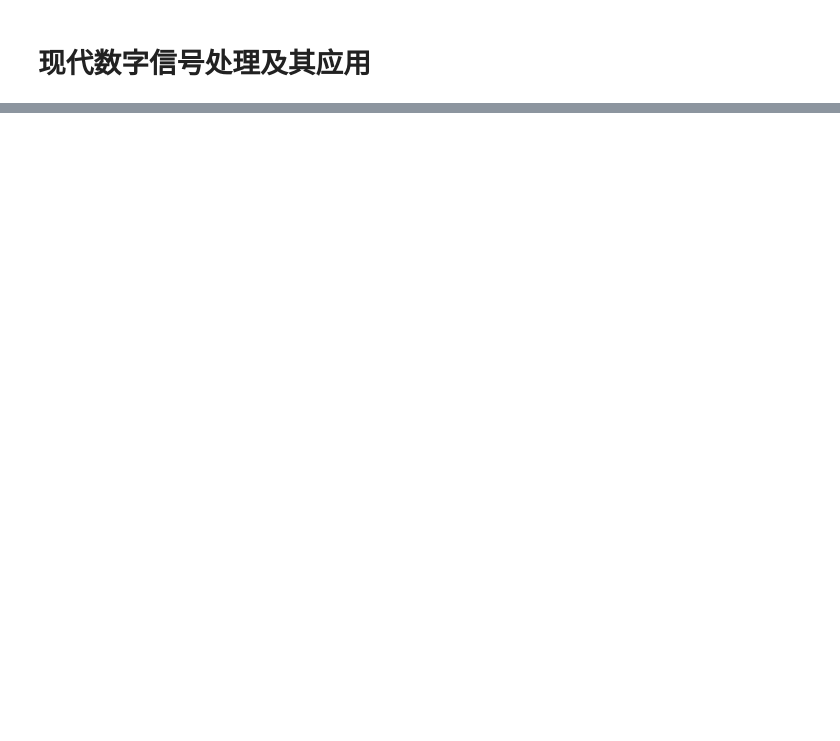
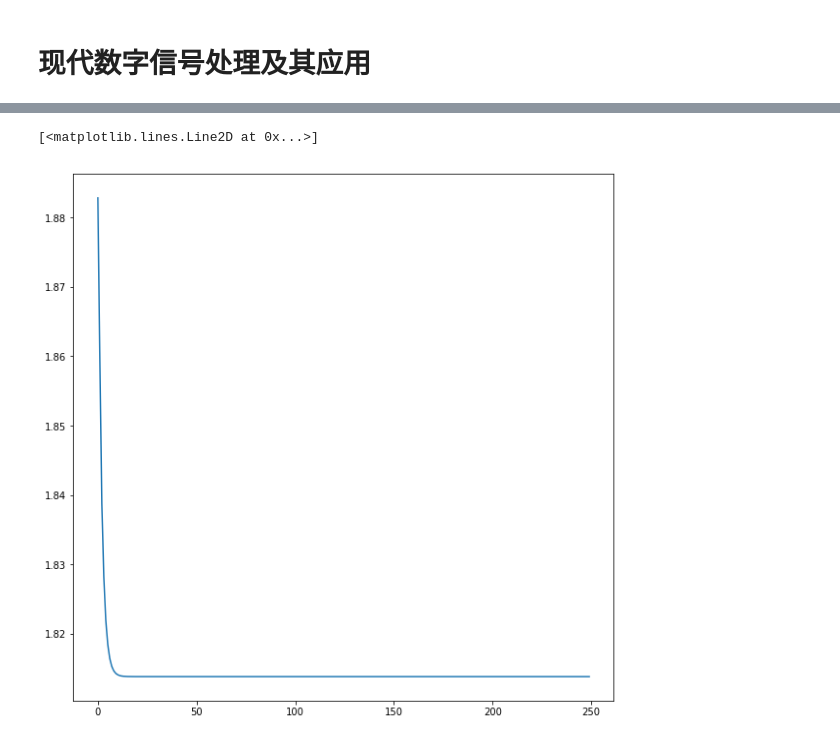
Before and after one commit to zyuegege/alnotes, a Jupyter notebook: other_notes/现代数字信号处理及其应用.ipynb, the cells around one changed output, grey strips where cells are left out. Drawn from its saved outputs; the diff is of its cells as text; code cells hidden in the pictures; blank space fills up the shorter version.

```diff
--- a/other_notes/现代数字信号处理及其应用.ipynb
+++ b/other_notes/现代数字信号处理及其应用.ipynb
@@ -45,0 +69,45 @@ plt.show()
+# %%
+%matplotlib inline
+import numpy as np
+
+from numpy.linalg import inv, eig
+from mpl_toolkits.mplot3d import axes3d
+import matplotlib.pyplot as plt
+
+
+Iteration_number=250
+
+N=16
+sigma_v_square = 0.5
+
+mu = 0.8
+
+
+p = np.asmatrix([0, - np.sin(2*np.pi/N)]).reshape(-1, 1)
+R = np.asmatrix([
+    [1/2+sigma_v_square, 1/2 * np.cos(2*np.pi/N)],
+    [1/2 * np.cos(2*np.pi/N), 1/2 + sigma_v_square]
+])
+
+# w,v = eig(R)
+
+# eig_max_index = w.argmax()
+
+# lambda_max = w[eig_max_index]
+
+
+w = np.array([0,0]).reshape(-1, 1)
+J = []
+for n in range(Iteration_number):
+    w = w + mu*(p-R.dot(w))
+    J_n = 2 - p.H.dot(w)
+    J.append(J_n.item())
+
+
+fig = plt.figure(figsize=[10,10])
+ax = fig.add_subplot(111)
+# print(J)
+ax.plot(np.array(J))
+# %% [output]
+[<matplotlib.lines.Line2D at 0x...>]
+[figure, added]
```
Also changed, not shown: parts of 6 cells of this notebook, 4 other files.
